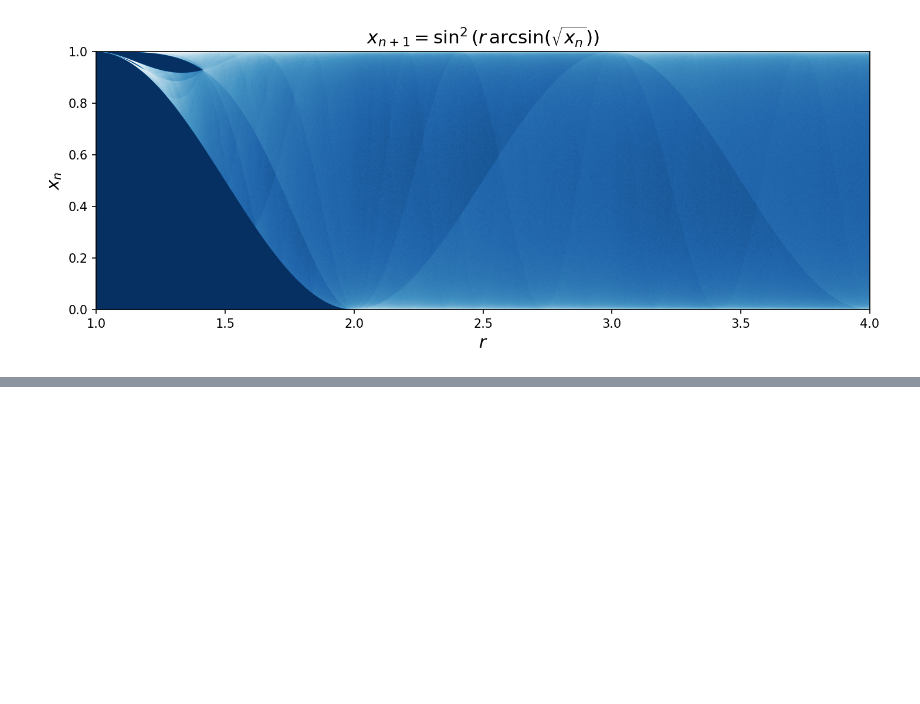
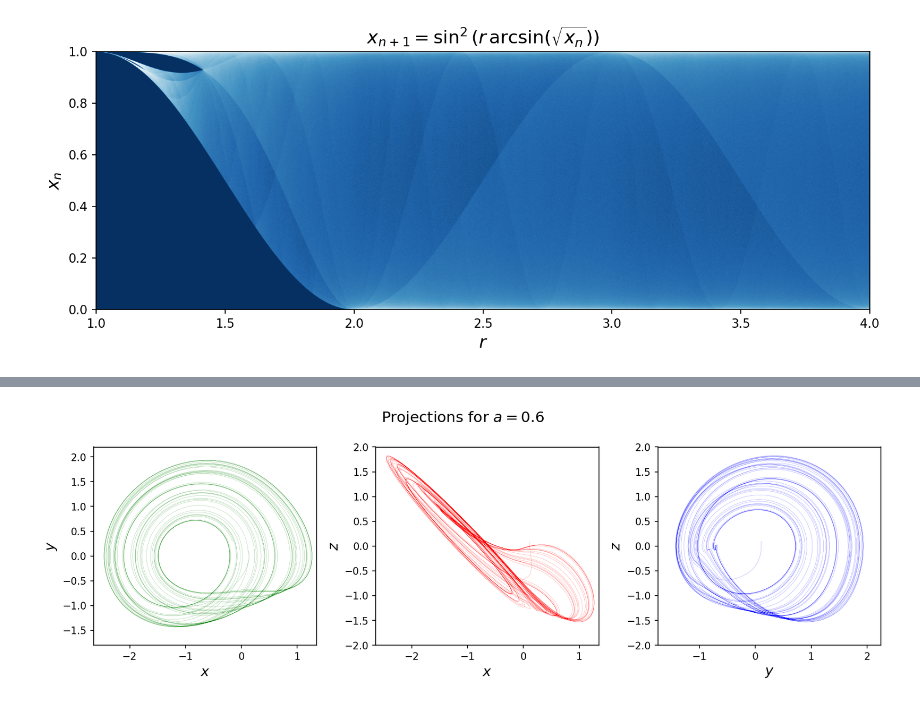
Before and after one commit to whyyorlantaken/Dynamical-Systems-Coursework, a Jupyter notebook: Take-home-1/code/notebook01.ipynb, the cells around one changed output, grey strips where cells are left out. Saved outputs shown, nothing was run; the diff lists cells and outputs as text; code cells hidden in the pictures; blank space fills up the shorter version.

```diff
--- a/Take-home-1/code/notebook01.ipynb
+++ b/Take-home-1/code/notebook01.ipynb
@@ -202,0 +360,31 @@ plt.show()
+# %%
+# Plot the xy, xz, and yz projections
+fig, axs = plt.subplots(1, 3, figsize=(12, 4), dpi=150)
+
+axs[0].plot(x, y, color='g', lw=0.1)
+axs[0].set_xlabel(r"$x$", fontsize=14)
+axs[0].set_ylabel(r"$y$", fontsize=14)
+axs[0].set_xlim([-3+0.35, 1+0.35])
+axs[0].set_ylim([-2 + 0.2, 2 + 0.2])
+
+axs[1].plot(x, z, color='r', lw=0.1)
+axs[1].set_xlabel(r"$x$", fontsize=14)
+axs[1].set_ylabel(r"$z$", fontsize=14)
+axs[1].set_xlim([-3 + 0.35, 1+0.35])
+axs[1].set_ylim([-2, 2])
+
+axs[2].plot(y, z, color='b', lw=0.1)
+axs[2].set_xlabel(r"$y$", fontsize=14)
+axs[2].set_ylabel(r"$z$", fontsize=14)
+axs[2].set_xlim([-2+0.25, 2+0.25])
+axs[2].set_ylim([-2, 2])
+
+# Set the title
+fig.suptitle(r"Projections for $a = 0.6$", fontsize=15)
+# Adjust the layout
+plt.tight_layout()
+plt.subplots_adjust(top=0.85)
+plt.savefig("6b-projections.pdf", dpi=200, bbox_inches='tight')
+plt.show()
+# %% [output]
+[figure, added]
```
Also changed, not shown: parts of 7 cells of this notebook, 2 other files.
